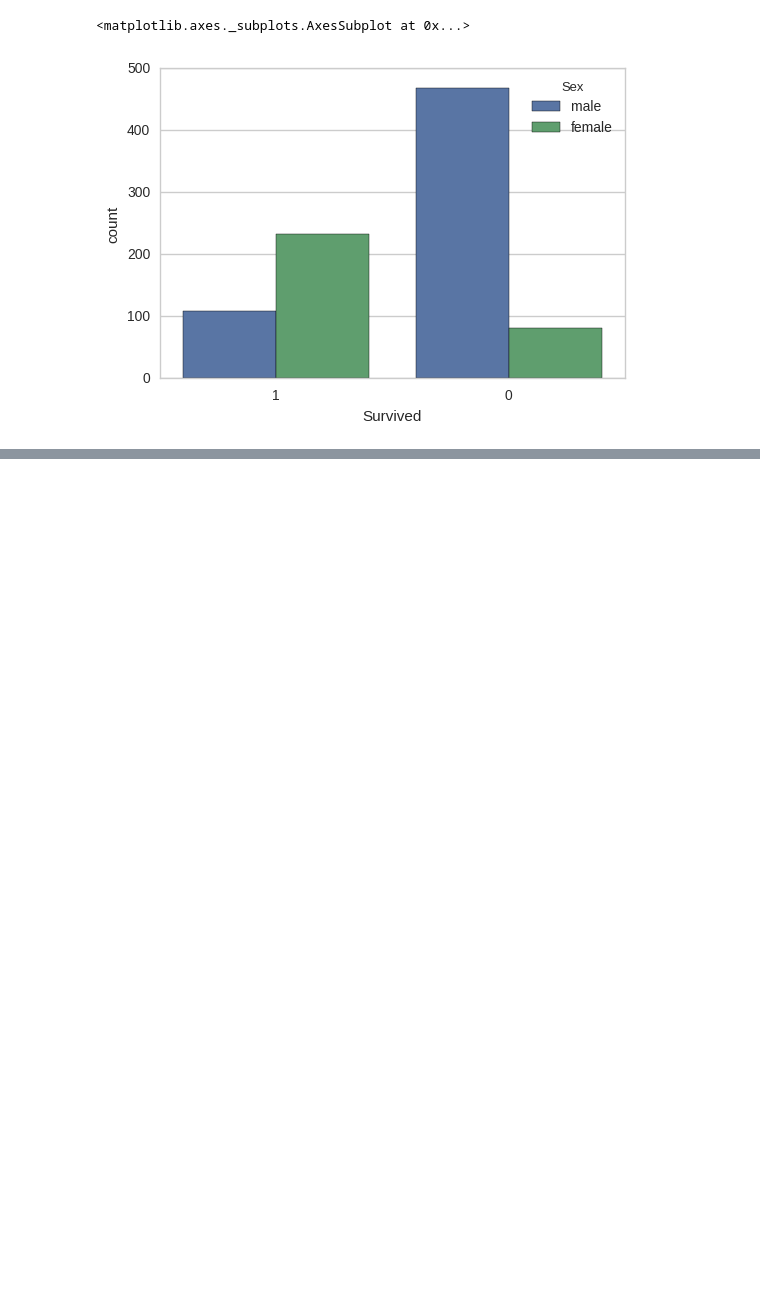
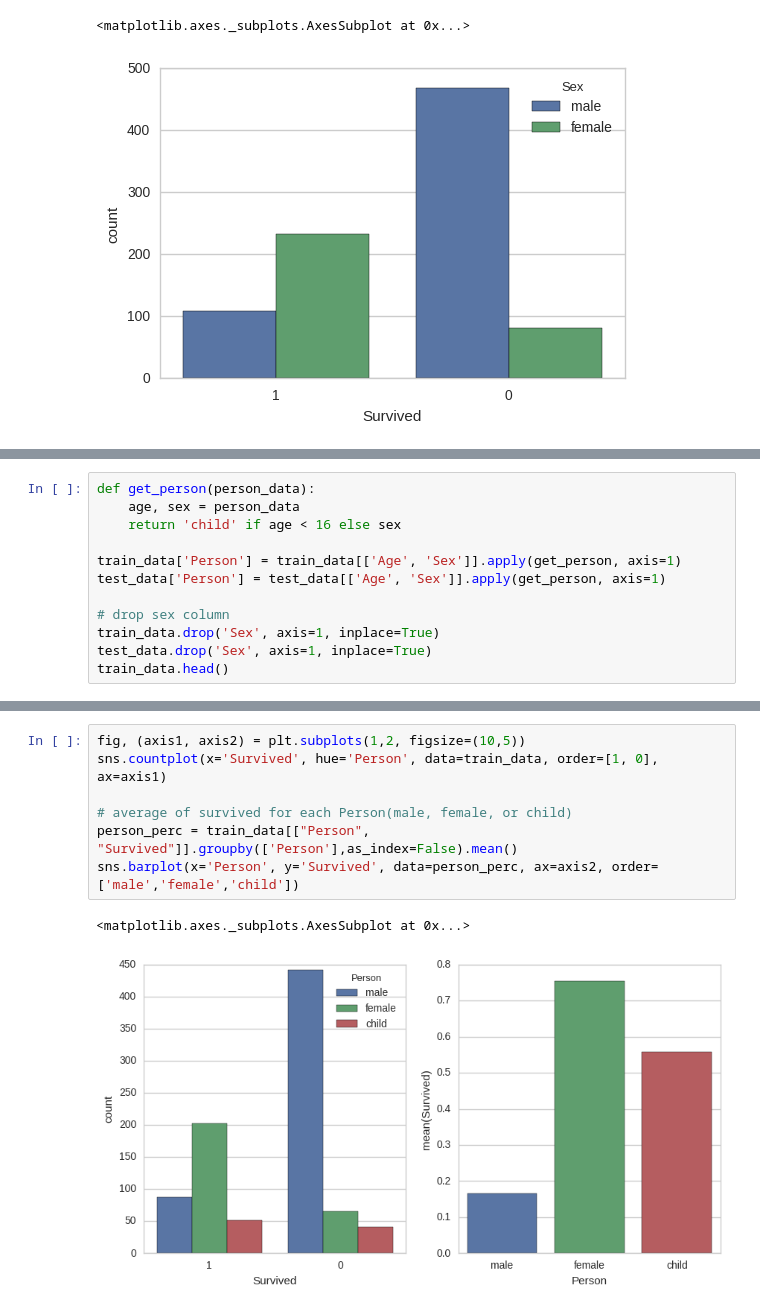
Before and after one commit to SunnyMarkLiu/Kaggle_Titanic, a Jupyter notebook: Analyse_Datasets.ipynb, the cells around one changed output, grey strips where cells are left out. Drawn from its saved outputs; the diff is of its cells as text; blank space fills up the shorter version.

```diff
--- a/Analyse_Datasets.ipynb
+++ b/Analyse_Datasets.ipynb
@@ -245,0 +318,12 @@ sns.countplot(x='Survived', hue='Sex', data=train_data, order=[1,0])
+# %%
+def get_person(person_data):
+    age, sex = person_data
+    return 'child' if age < 16 else sex
+
+train_data['Person'] = train_data[['Age', 'Sex']].apply(get_person, axis=1)
+test_data['Person'] = test_data[['Age', 'Sex']].apply(get_person, axis=1)
+
+# drop sex column
+train_data.drop('Sex', axis=1, inplace=True)
+test_data.drop('Sex', axis=1, inplace=True)
+train_data.head()
@@ -245,0 +337,10 @@ sns.countplot(x='Survived', hue='Sex', data=train_data, order=[1,0])
+# %%
+fig, (axis1, axis2) = plt.subplots(1,2, figsize=(10,5))
+sns.countplot(x='Survived', hue='Person', data=train_data, order=[1, 0], ax=axis1)
+
+# average of survived for each Person(male, female, or child)
+person_perc = train_data[["Person", "Survived"]].groupby(['Person'],as_index=False).mean()
+sns.barplot(x='Person', y='Survived', data=person_perc, ax=axis2, order=['male','female','child'])
+# %% [output]
+<matplotlib.axes._subplots.AxesSubplot at 0x...>
+[figure, added]
```
Also changed, not shown: parts of 24 cells of this notebook.
